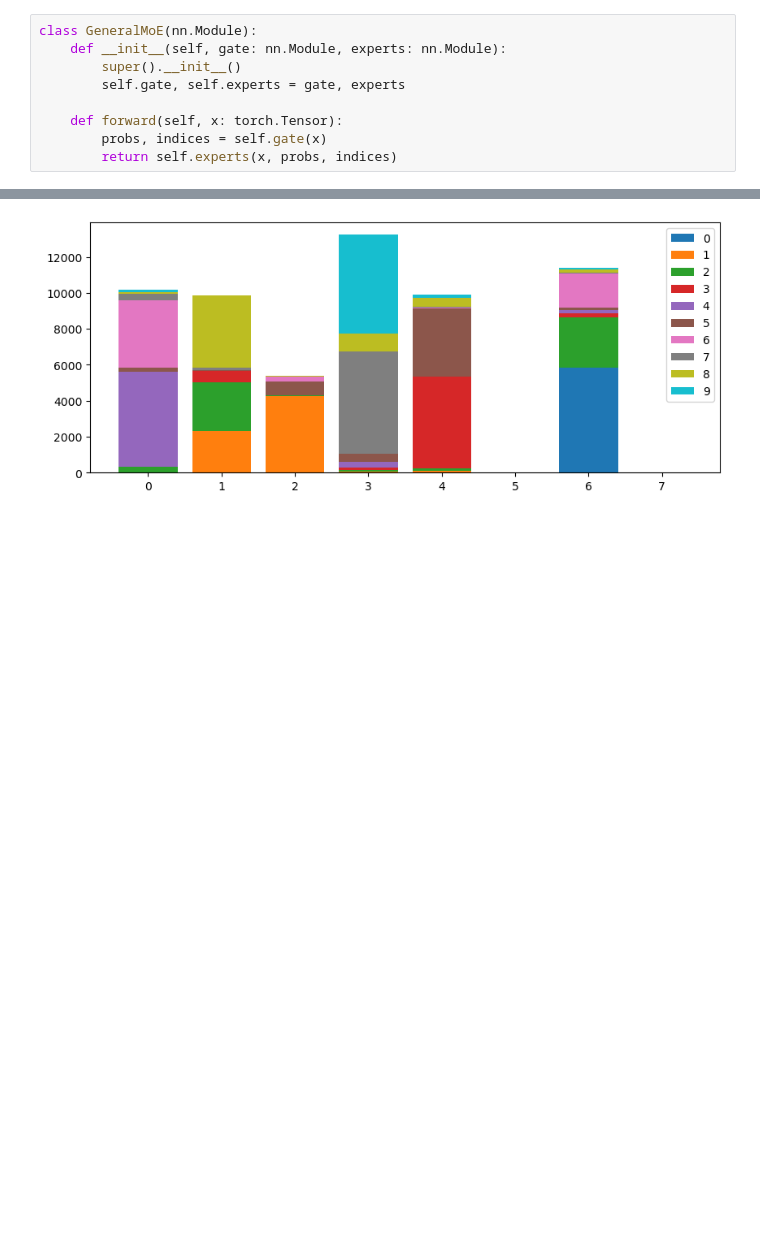
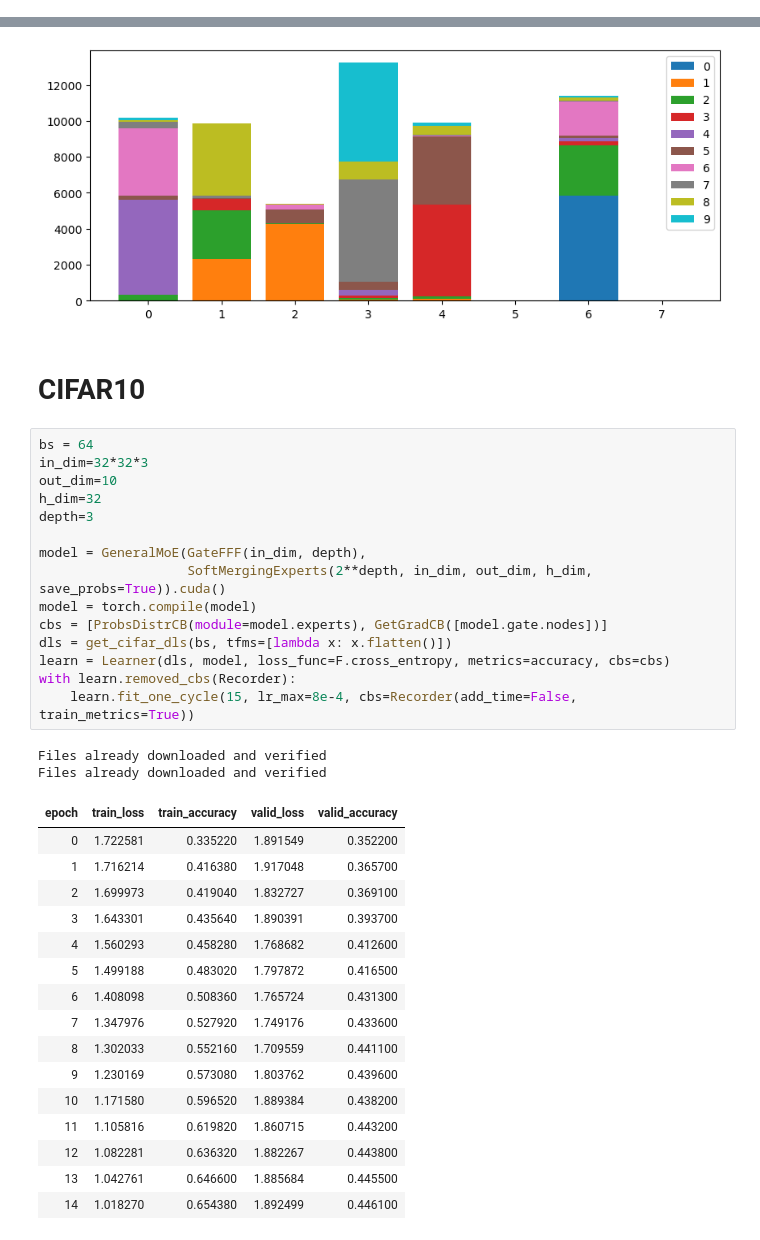
Before and after one commit to ssslakter/FastFF, a Jupyter notebook: experiments/22-05-2024-Soft-merging.ipynb, the cells around one changed output, grey strips where cells are left out. Saved outputs shown, nothing was run; the diff lists cells and outputs as text; blank space fills up the shorter version.

```diff
--- a/experiments/22-05-2024-Soft-merging.ipynb
+++ b/experiments/22-05-2024-Soft-merging.ipynb
@@ -7,9 +8,0 @@ import torch.nn.functional as F
-# %%
-class GeneralMoE(nn.Module):
-    def __init__(self, gate: nn.Module, experts: nn.Module):
-        super().__init__()
-        self.gate, self.experts = gate, experts
-
-    def forward(self, x: torch.Tensor):
-        probs, indices = self.gate(x)
-        return self.experts(x, probs, indices)
@@ -231,3 +101,39 @@ Learner(dls, model, loss_func=F.cross_entropy, metrics=accuracy, cbs=cbs).fit_on
 cbs[0].show(-1, figsize=(10,4))
 # %% [output]
 [figure]
+# %% [markdown]
+# CIFAR10
+# %%
+bs = 64
+in_dim=32*32*3
+out_dim=10
+h_dim=32
+depth=3
+
+model = GeneralMoE(GateFFF(in_dim, depth),
+                   SoftMergingExperts(2**depth, in_dim, out_dim, h_dim, save_probs=True)).cuda()
+model = torch.compile(model)
+cbs = [ProbsDistrCB(module=model.experts), GetGradCB([model.gate.nodes])]
+dls = get_cifar_dls(bs, tfms=[lambda x: x.flatten()])
+learn = Learner(dls, model, loss_func=F.cross_entropy, metrics=accuracy, cbs=cbs)
+with learn.removed_cbs(Recorder):
+    learn.fit_one_cycle(15, lr_max=8e-4, cbs=Recorder(add_time=False, train_metrics=True))
+# %% [output]
+Files already downloaded and verified
+Files already downloaded and verified
+| epoch | train_loss | train_accuracy | valid_loss | valid_accuracy |
+| 0 | 1.722581 | 0.335220 | 1.891549 | 0.352200 |
+| 1 | 1.716214 | 0.416380 | 1.917048 | 0.365700 |
+| 2 | 1.699973 | 0.419040 | 1.832727 | 0.369100 |
+| 3 | 1.643301 | 0.435640 | 1.890391 | 0.393700 |
+| 4 | 1.560293 | 0.458280 | 1.768682 | 0.412600 |
+| 5 | 1.499188 | 0.483020 | 1.797872 | 0.416500 |
+| 6 | 1.408098 | 0.508360 | 1.765724 | 0.431300 |
+| 7 | 1.347976 | 0.527920 | 1.749176 | 0.433600 |
+| 8 | 1.302033 | 0.552160 | 1.709559 | 0.441100 |
+| 9 | 1.230169 | 0.573080 | 1.803762 | 0.439600 |
+| 10 | 1.171580 | 0.596520 | 1.889384 | 0.438200 |
+| 11 | 1.105816 | 0.619820 | 1.860715 | 0.443200 |
+| 12 | 1.082281 | 0.636320 | 1.882267 | 0.443800 |
+| 13 | 1.042761 | 0.646600 | 1.885684 | 0.445500 |
+| 14 | 1.018270 | 0.654380 | 1.892499 | 0.446100 |
```
Also changed, not shown: parts of 16 cells of this notebook, 5 other files.
